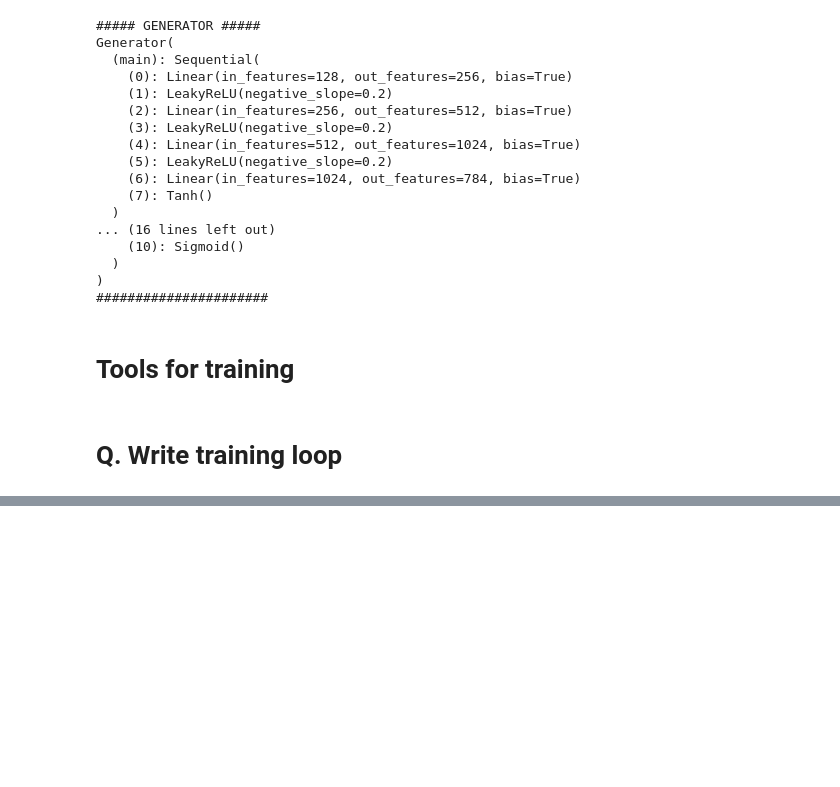
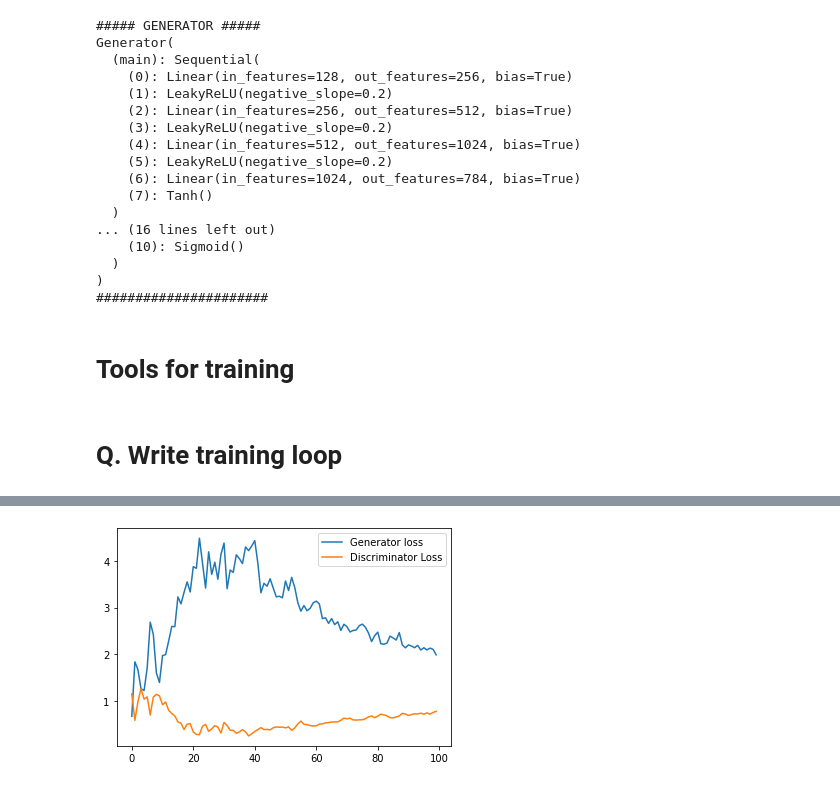
Before and after one commit to mturvillehei/CS_760, a Jupyter notebook: Homework_6/gan-working.ipynb, the cells around one changed output, grey strips where cells are left out. Drawn from its saved outputs; the diff is of its cells as text; code cells hidden in the pictures; blank space fills up the shorter version.

```diff
--- a/Homework_6/gan-working.ipynb
+++ b/Homework_6/gan-working.ipynb
@@ -302,12 +281,12 @@ torch.manual_seed(7777)
 
 def generator_loss(fake):
     epsilon = 1e-8
-    return -torch.mean(torch.log(1-fake + epsilon))
+    return torch.mean(torch.log(1.0 - fake + epsilon))
 
 def discriminator_loss(fake, real):
-    epsilon = 1e-8
-    loss_real = -torch.mean(torch.log(real + epsilon))
-    loss_fake = -torch.mean(torch.log(1.0 - fake + epsilon))
+
+    loss_real = -torch.mean(torch.log(real))
+    loss_fake = -torch.mean(torch.log(1.0 - fake))
     return loss_real + loss_fake
 
 for epoch in range(epochs):
@@ -341,8 +320,6 @@ for epoch in range(epochs):
 
         ### Update step
         loss_d_.backward()
-        torch.nn.utils.clip_grad_norm_(generator.parameters(), max_norm=1)
-        torch.nn.utils.clip_grad_norm_(discriminator.parameters(), max_norm=1)
         optim_d.step()
 
         loss_d += loss_d_.item()
@@ -357,12 +334,8 @@ for epoch in range(epochs):
 
 
         loss_g_ = generator_loss(output_f_g)
-
         loss_g_.backward()
-        torch.nn.utils.clip_grad_norm_(generator.parameters(), max_norm=1)
-        torch.nn.utils.clip_grad_norm_(discriminator.parameters(), max_norm=1)
         optim_g.step()
-
         loss_g += loss_g_.item()
 
 
@@ -421,0 +386,16 @@ plt.savefig('outputs/loss_p1b.png')
+# %%
+losses_g = [] # to store generator loss after each epoch
+losses_d = [] # to store discriminator loss after each epoch
+images = [] # to store images generatd by the generator
+# %%
+# learning parameters
+batch_size = 512
+epochs = 150
+sample_size = 64 # fixed sample size for generator
+nz = 128 # latent vector size
+k = 1 # number of steps to apply to the discriminator
+device = torch.device('cuda' if torch.cuda.is_available() else 'cpu')
+# %%
+from adabelief_pytorch import AdaBelief
+optim_g = AdaBelief(generator.parameters(), lr=0.0001, eps=1e-16, betas=(0.9, 0.999), weight_decay=1e-2, weight_decouple=True, rectify=True, print_change_log=False)
+optim_d = AdaBelief(discriminator.parameters(), lr=0.0001, eps=1e-16, betas=(0.9, 0.999), weight_decay=1e-2, weight_decouple=True, rectify=True, print_change_log=False)
@@ -421,0 +539,9 @@ plt.savefig('outputs/loss_p1b.png')
+# %%
+# plot and save the generator and discriminator loss
+plt.figure()
+plt.plot(losses_g, label='Generator loss')
+plt.plot(losses_d, label='Discriminator Loss')
+plt.legend()
+plt.savefig('outputs/loss_p1b.png')
+# %% [output]
+[figure, added]
```
Also changed, not shown: parts of 16 cells of this notebook.
